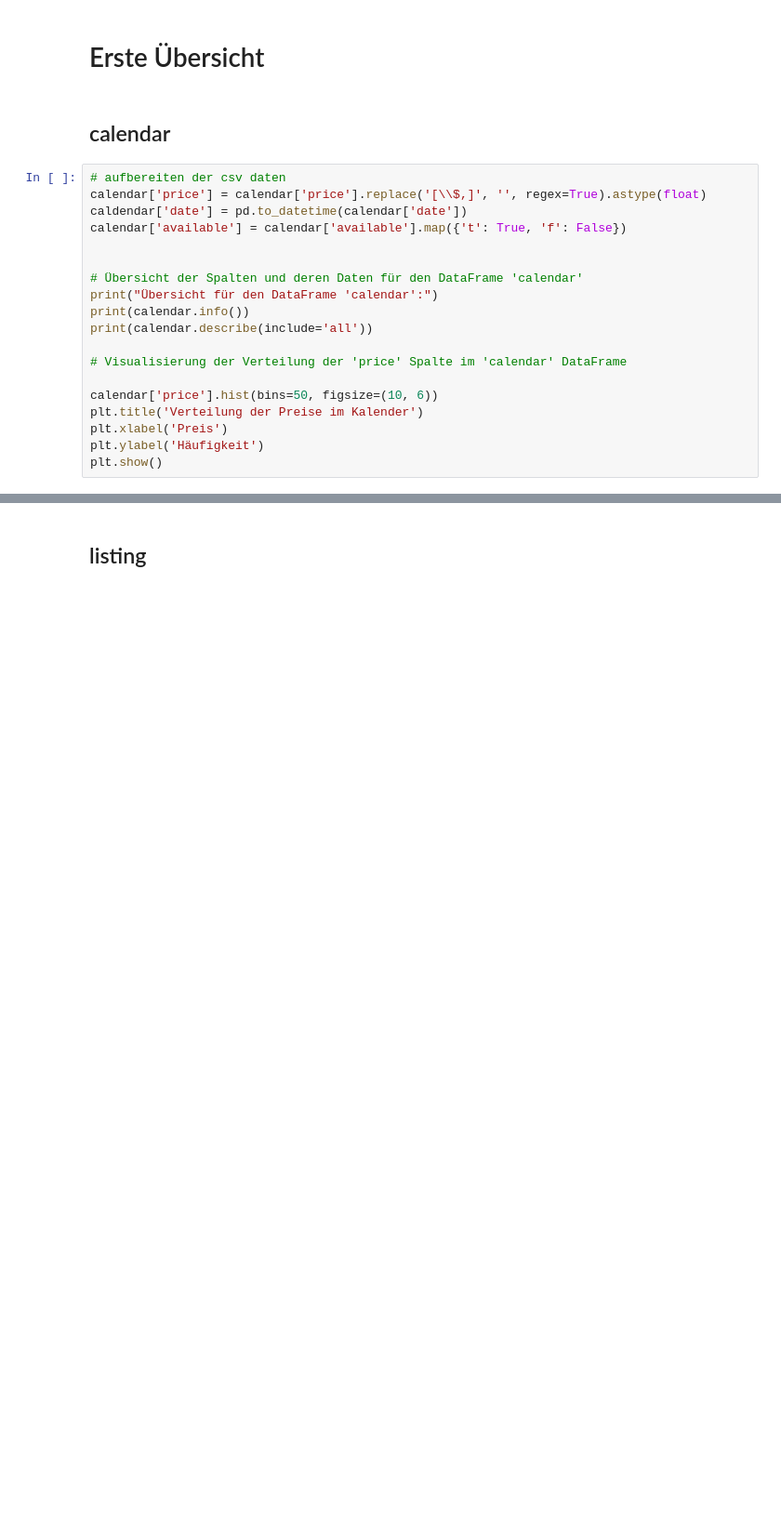
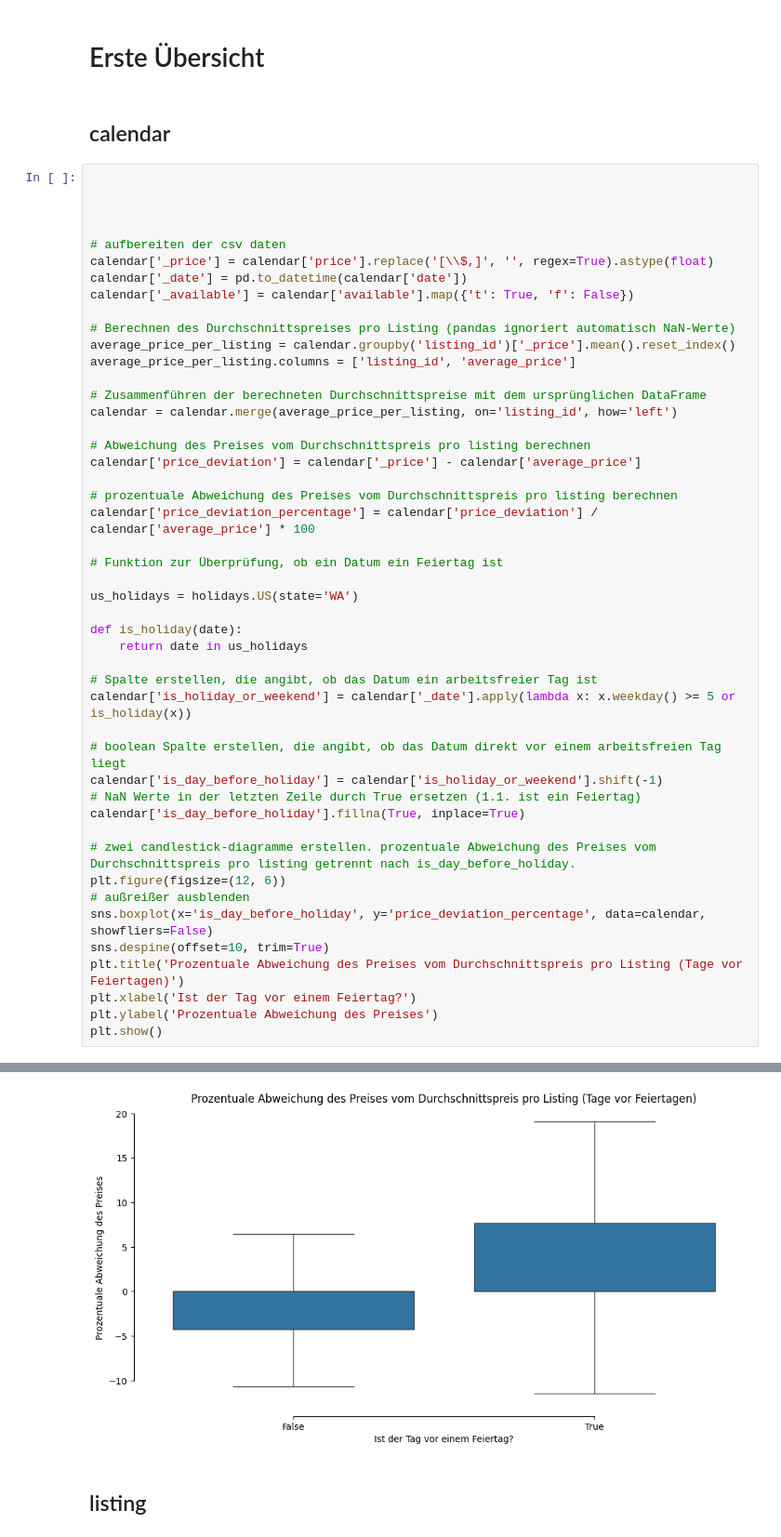
Before and after one commit to michael-zeller/udacity_cd0017_intro_ds_c2, a Jupyter notebook: seattle_airbnb.ipynb, the cells around one changed output, grey strips where cells are left out. Shown at 93% size. Saved outputs shown, nothing was run; the diff lists cells and outputs as text; blank space fills up the shorter version.

Commit message:
preisabweichung in abhängigkeit von Feiertagen und Wochenenden

```diff
--- a/seattle_airbnb.ipynb
+++ b/seattle_airbnb.ipynb
@@ -22,22 +24,51 @@ reviews = pd.read_csv('./data/reviews.csv')
 # Erste Übersicht
 # %% [markdown]
 ## calendar
-# %%
-# aufbereiten der csv daten
-calendar['price'] = calendar['price'].replace('[\\$,]', '', regex=True).astype(float)
-caldendar['date'] = pd.to_datetime(calendar['date'])
-calendar['available'] = calendar['available'].map({'t': True, 'f': False})
-
-
-# Übersicht der Spalten und deren Daten für den DataFrame 'calendar'
-print("Übersicht für den DataFrame 'calendar':")
-print(calendar.info())
-print(calendar.describe(include='all'))
-
-# Visualisierung der Verteilung der 'price' Spalte im 'calendar' DataFrame
-
-calendar['price'].hist(bins=50, figsize=(10, 6))
-plt.title('Verteilung der Preise im Kalender')
-plt.xlabel('Preis')
-plt.ylabel('Häufigkeit')
-plt.show()
+# %%
+
+
+
+
+# aufbereiten der csv daten
+calendar['_price'] = calendar['price'].replace('[\\$,]', '', regex=True).astype(float)
+calendar['_date'] = pd.to_datetime(calendar['date'])
+calendar['_available'] = calendar['available'].map({'t': True, 'f': False})
+
+# Berechnen des Durchschnittspreises pro Listing (pandas ignoriert automatisch NaN-Werte)
+average_price_per_listing = calendar.groupby('listing_id')['_price'].mean().reset_index()
+average_price_per_listing.columns = ['listing_id', 'average_price']
+
+# Zusammenführen der berechneten Durchschnittspreise mit dem ursprünglichen DataFrame
+calendar = calendar.merge(average_price_per_listing, on='listing_id', how='left')
+
+# Abweichung des Preises vom Durchschnittspreis pro listing berechnen
+calendar['price_deviation'] = calendar['_price'] - calendar['average_price']
+
+# prozentuale Abweichung des Preises vom Durchschnittspreis pro listing berechnen
+calendar['price_deviation_percentage'] = calendar['price_deviation'] / calendar['average_price'] * 100
+
+# Funktion zur Überprüfung, ob ein Datum ein Feiertag ist
+
+us_holidays = holidays.US(state='WA')
+
+def is_holiday(date):
+    return date in us_holidays
+
+# Spalte erstellen, die angibt, ob das Datum ein arbeitsfreier Tag ist
+calendar['is_holiday_or_weekend'] = calendar['_date'].apply(lambda x: x.weekday() >= 5 or is_holiday(x))
+
+# boolean Spalte erstellen, die angibt, ob das Datum direkt vor einem arbeitsfreien Tag liegt
+calendar['is_day_before_holiday'] = calendar['is_holiday_or_weekend'].shift(-1)
+# NaN Werte in der letzten Zeile durch True ersetzen (1.1. ist ein Feiertag)
+calendar['is_day_before_holiday'].fillna(True, inplace=True)
+
+# zwei candlestick-diagramme erstellen. prozentuale Abweichung des Preises vom Durchschnittspreis pro listing getrennt nach is_day_before_holiday.
+plt.figure(figsize=(12, 6))
+# außreißer ausblenden
+sns.boxplot(x='is_day_before_holiday', y='price_deviation_percentage', data=calendar, showfliers=False)
+sns.despine(offset=10, trim=True)
+plt.title('Prozentuale Abweichung des Preises vom Durchschnittspreis pro Listing (Tage vor Feiertagen)')
+plt.xlabel('Ist der Tag vor einem Feiertag?')
+plt.ylabel('Prozentuale Abweichung des Preises')
+plt.show()
+# %% [output]
@@ -44,3 +81,4 @@ plt.show()
+[figure, added]
 # %% [markdown]
 ## listing
 # %%
```
Also changed, not shown: parts of 3 cells of this notebook.
